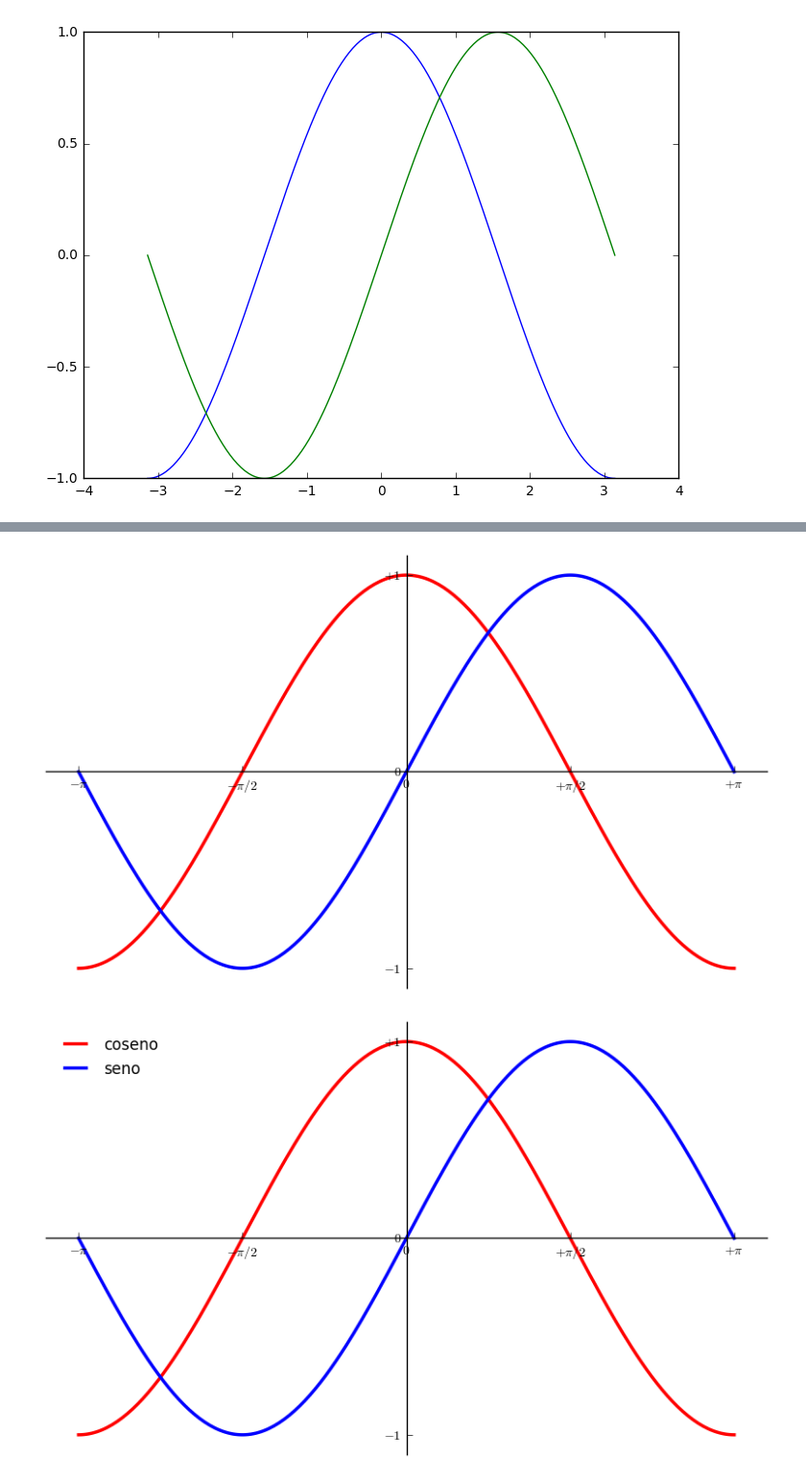
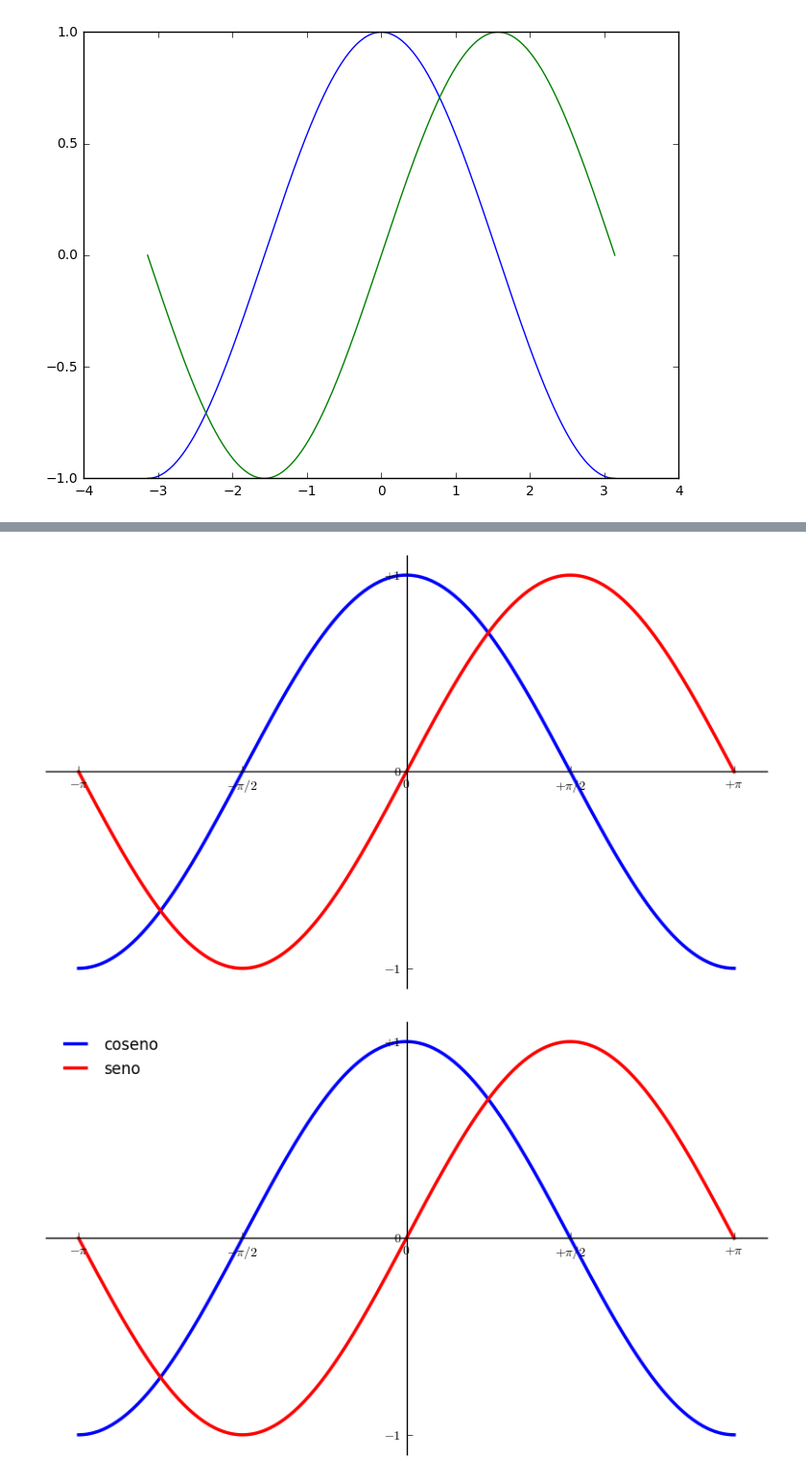
Before and after one commit to Kenji-K/python-para-data-science, a Jupyter notebook: matplotlib.ipynb, the cells around one changed output, grey strips where cells are left out. Shown at 96% size. Saved outputs shown, nothing was run; the diff lists cells and outputs as text; code cells hidden in the pictures.

```diff
--- a/matplotlib.ipynb
+++ b/matplotlib.ipynb
@@ -128,8 +131,8 @@ plt.subplot(111)
 X = np.linspace(-np.pi, np.pi, 256,endpoint=True)
 C,S = np.cos(X), np.sin(X)
 
-plt.plot(X, C, color="red", linewidth=2.5, linestyle="-")
-plt.plot(X, S, color="blue", linewidth=2.5, linestyle="-")
+plt.plot(X, C, color="blue", linewidth=2.5, linestyle="-")
+plt.plot(X, S, color="red", linewidth=2.5, linestyle="-")
 
 plt.xticks([-np.pi, -np.pi/2, 0, np.pi/2, np.pi], \
        [r'$-\pi$', r'$-\pi/2$', r'$0$', r'$+\pi/2$', r'$+\pi$'])
@@ -156,36 +159,36 @@ ax.spines['left'].set_position(('data',0))
 
 plt.show()
 # %% [output]
-[figure, old version]
+[figure, new version]
 # %%
 plt.figure(figsize=(10,6), dpi=80)
 plt.subplot(111)
 
 X = np.linspace(-np.pi, np.pi, 256,endpoint=True)
 C,S = np.cos(X), np.sin(X)
 
 #Agregando etiquetas para la leyenda
-plt.plot(X, C, color="red", linewidth=2.5, linestyle="-", label="coseno")
-plt.plot(X, S, color="blue", linewidth=2.5, linestyle="-", label="seno")
+plt.plot(X, C, color="blue", linewidth=2.5, linestyle="-", label="coseno")
+plt.plot(X, S, color="red", linewidth=2.5, linestyle="-", label="seno")
 
 plt.xticks([-np.pi, -np.pi/2, 0, np.pi/2, np.pi], \
        [r'$-\pi$', r'$-\pi/2$', r'$0$', r'$+\pi/2$', r'$+\pi$'])
 
 plt.yticks([-1, 0, +1], [r'$-1$', r'$0$', r'$+1$'])
 
 plt.xlim(X.min()*1.1, X.max()*1.1)
 plt.ylim(C.min()*1.1, C.max()*1.1)
 
 ax = plt.gca()
 ax.spines['right'].set_color('none')
 ax.spines['top'].set_color('none')
 ax.xaxis.set_ticks_position('bottom')
 ax.spines['bottom'].set_position(('data',0))
 ax.yaxis.set_ticks_position('left')
 ax.spines['left'].set_position(('data',0))
 
 plt.legend(loc="upper left", frameon=False)
 
 plt.show()
 # %% [output]
-[figure, old version]
+[figure, new version]
```
Also changed, not shown: parts of 13 cells of this notebook.
